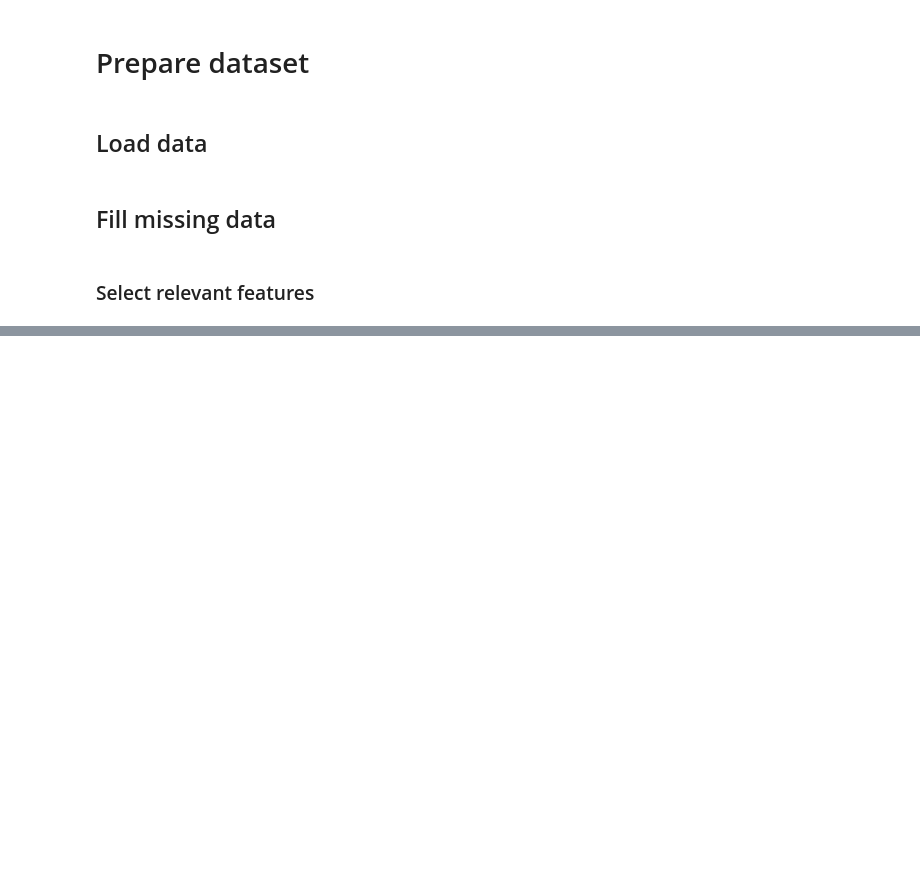
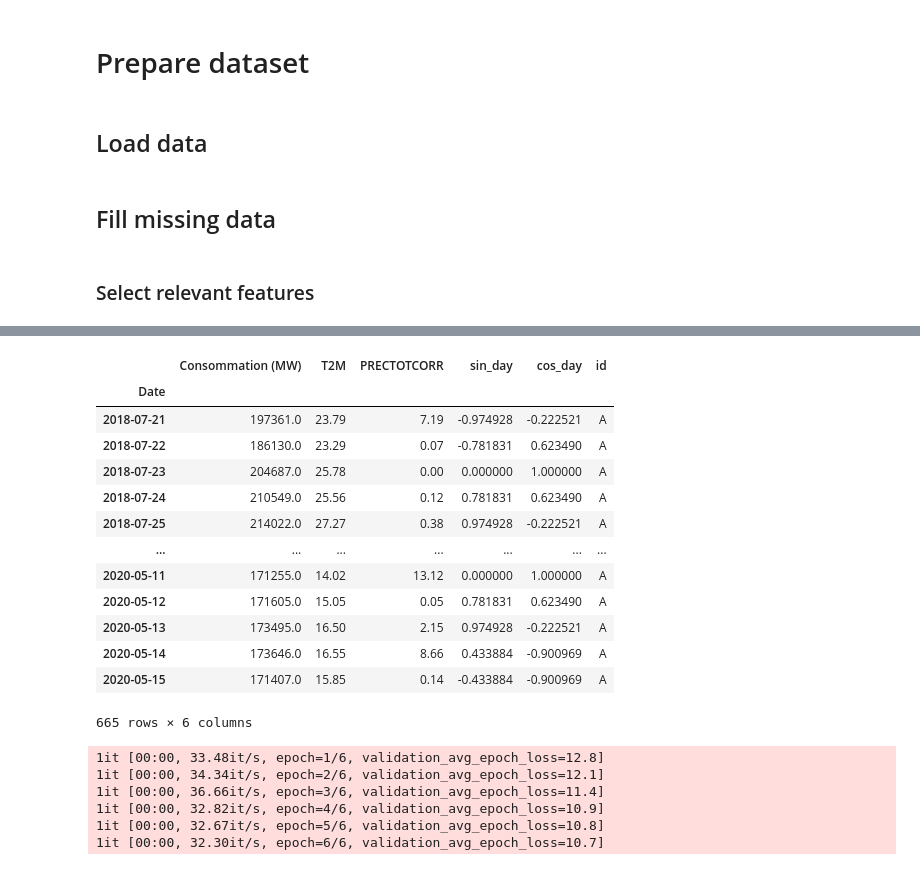
Before and after one commit to LDemange/time_series, a Jupyter notebook: gluont/Deep_AR_gluont.ipynb, the cells around one changed output, grey strips where cells are left out. Saved outputs shown, nothing was run; the diff lists cells and outputs as text; code cells hidden in the pictures; blank space fills up the shorter version.

```diff
--- a/gluont/Deep_AR_gluont.ipynb
+++ b/gluont/Deep_AR_gluont.ipynb
@@ -107,3 +120,20 @@ df_train.head()
+# %%
+df_val
+# %% [output]
+|  | Consommation (MW) | T2M | PRECTOTCORR | sin_day | cos_day | id |
+| Date |  |  |  |  |  |  |
+| 2018-07-21 | 197361.0 | 23.79 | 7.19 | -0.974928 | -0.222521 | A |
+| 2018-07-22 | 186130.0 | 23.29 | 0.07 | -0.781831 | 0.623490 | A |
+| 2018-07-23 | 204687.0 | 25.78 | 0.00 | 0.000000 | 1.000000 | A |
+| 2018-07-24 | 210549.0 | 25.56 | 0.12 | 0.781831 | 0.623490 | A |
+| 2018-07-25 | 214022.0 | 27.27 | 0.38 | 0.974928 | -0.222521 | A |
+| ... | ... | ... | ... | ... | ... | ... |
+| 2020-05-11 | 171255.0 | 14.02 | 13.12 | 0.000000 | 1.000000 | A |
+| 2020-05-12 | 171605.0 | 15.05 | 0.05 | 0.781831 | 0.623490 | A |
+| 2020-05-13 | 173495.0 | 16.50 | 2.15 | 0.974928 | -0.222521 | A |
+| 2020-05-14 | 173646.0 | 16.55 | 8.66 | 0.433884 | -0.900969 | A |
+| 2020-05-15 | 171407.0 | 15.85 | 0.14 | -0.433884 | -0.900969 | A |
+665 rows × 6 columns
 # %%
 #df=df.copy()
 #df['Consommation (MW)'].iloc[-N_test:]=0 ###Commenter cette ligne pour preuve du bon fonctionnement
@@ -112 +145,18 @@ exo_feature = ['T2M','PRECTOTCORR', 'sin_day', 'cos_day']
+# %%
+estimator = DeepAREstimator(
+    freq=ds_train.freq, prediction_length=N_test, trainer=Trainer(epochs=6,learning_rate=0.0001),
+    use_feat_dynamic_real=True,
+    batch_size=16,
+    num_layers=2,
+    num_cells=40
+)
+
+predictor = estimator.train(ds_train,ds_val)
+# %% [output]
+1it [00:00, 33.48it/s, epoch=1/6, validation_avg_epoch_loss=12.8]
+1it [00:00, 34.34it/s, epoch=2/6, validation_avg_epoch_loss=12.1]
+1it [00:00, 36.66it/s, epoch=3/6, validation_avg_epoch_loss=11.4]
+1it [00:00, 32.82it/s, epoch=4/6, validation_avg_epoch_loss=10.9]
+1it [00:00, 32.67it/s, epoch=5/6, validation_avg_epoch_loss=10.8]
+1it [00:00, 32.30it/s, epoch=6/6, validation_avg_epoch_loss=10.7]
 # %%
```
Also changed, not shown: parts of 30 cells of this notebook.
